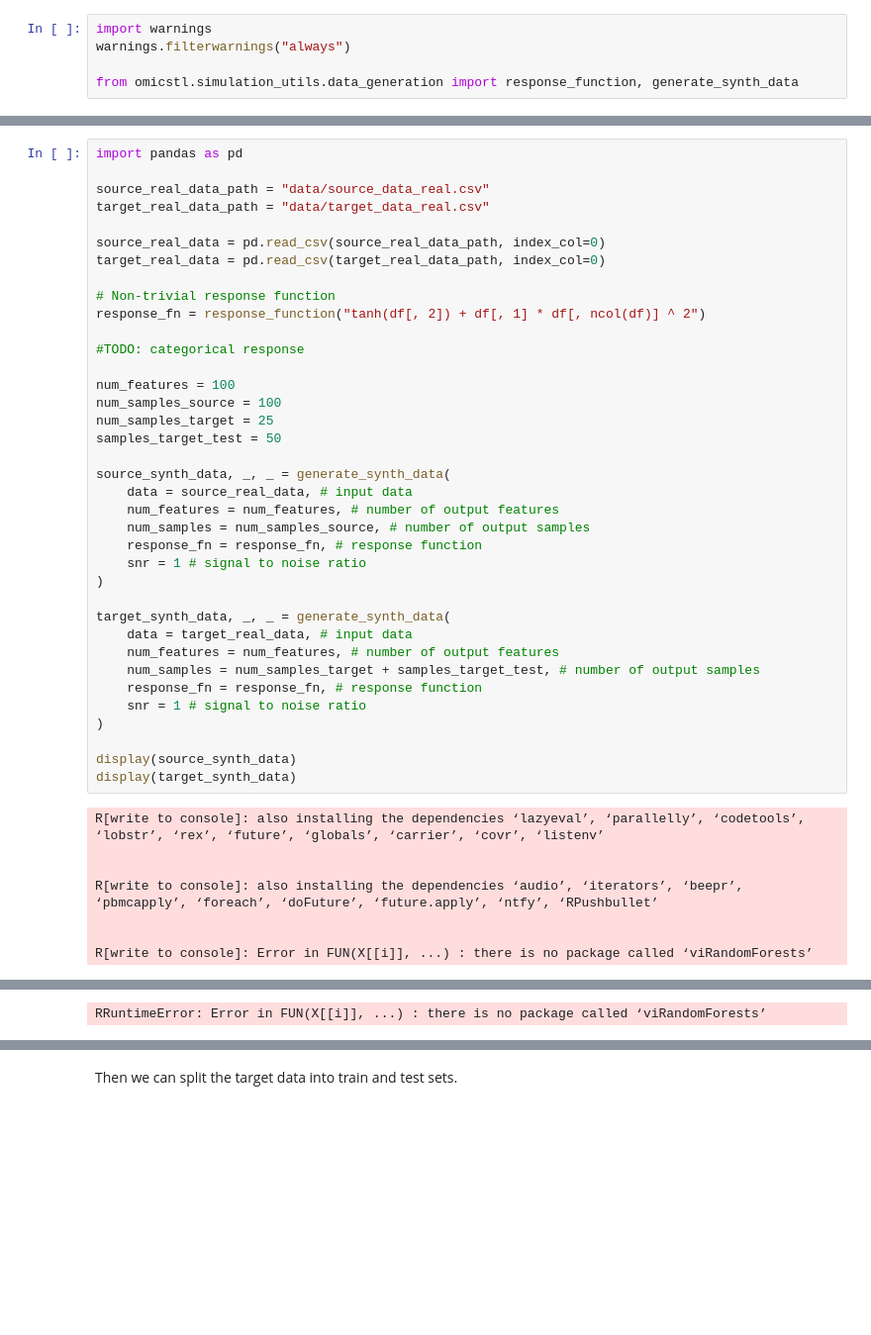
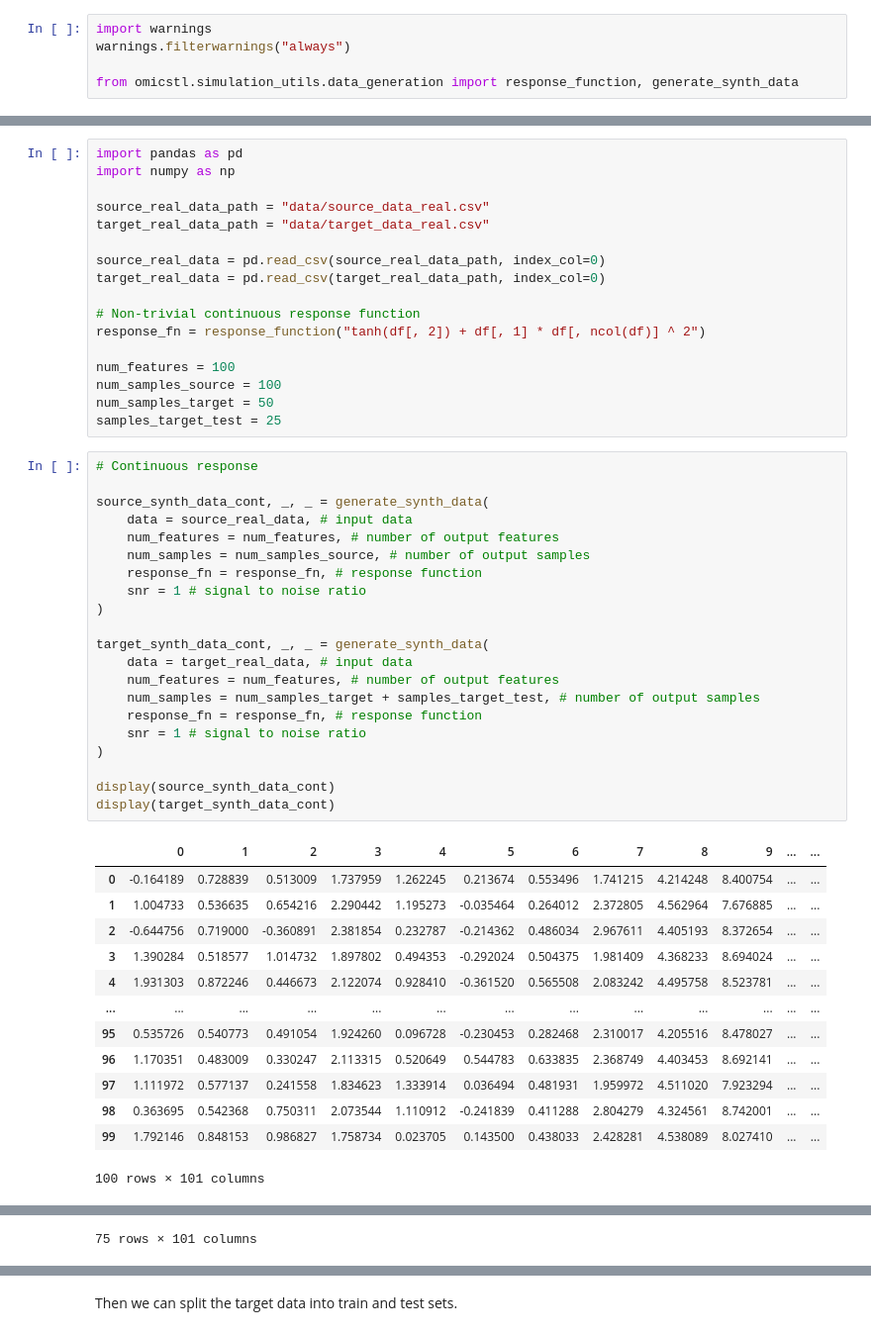
Before and after one commit to PNNL-Predictive-Phenomics/omicsTL, a Jupyter notebook: docs/example.ipynb, the cells around one changed output, grey strips where cells are left out. Shown at 99% size. Drawn from its saved outputs; the diff is of its cells as text; blank space fills up the shorter version.

```diff
--- a/docs/example.ipynb
+++ b/docs/example.ipynb
@@ -18,45 +20,52 @@ The first step is to generate two synthetic data frames. We will be using two di
+# %%
+import pandas as pd
+import numpy as np
+
+source_real_data_path = "data/source_data_real.csv"
+target_real_data_path = "data/target_data_real.csv"
+
+source_real_data = pd.read_csv(source_real_data_path, index_col=0)
+target_real_data = pd.read_csv(target_real_data_path, index_col=0)
+
+# Non-trivial continuous response function
+response_fn = response_function("tanh(df[, 2]) + df[, 1] * df[, ncol(df)] ^ 2")
+
+num_features = 100
+num_samples_source = 100
+num_samples_target = 50
+samples_target_test = 25
 # %%
-import pandas as pd
+# Continuous response
 
-source_real_data_path = "data/source_data_real.csv"
-target_real_data_path = "data/target_data_real.csv"
-
-source_real_data = pd.read_csv(source_real_data_path, index_col=0)
-target_real_data = pd.read_csv(target_real_data_path, index_col=0)
-
-# Non-trivial response function
-response_fn = response_function("tanh(df[, 2]) + df[, 1] * df[, ncol(df)] ^ 2")
-
-#TODO: categorical response
-
-num_features = 100
-num_samples_source = 100
-num_samples_target = 25
-samples_target_test = 50
-
-source_synth_data, _, _ = generate_synth_data(
+source_synth_data_cont, _, _ = generate_synth_data(
     data = source_real_data, # input data
     num_features = num_features, # number of output features
     num_samples = num_samples_source, # number of output samples
     response_fn = response_fn, # response function
     snr = 1 # signal to noise ratio
 )
 
-target_synth_data, _, _ = generate_synth_data(
+target_synth_data_cont, _, _ = generate_synth_data(
     data = target_real_data, # input data
     num_features = num_features, # number of output features
     num_samples = num_samples_target + samples_target_test, # number of output samples
     response_fn = response_fn, # response function
     snr = 1 # signal to noise ratio
 )
 
-display(source_synth_data)
-display(target_synth_data)
+display(source_synth_data_cont)
+display(target_synth_data_cont)
 # %% [output]
+|  | 0 | 1 | 2 | 3 | 4 | 5 | 6 | 7 | 8 | 9 | ... | ... |
+| 0 | -0.164189 | 0.728839 | 0.513009 | 1.737959 | 1.262245 | 0.213674 | 0.553496 | 1.741215 | 4.214248 | 8.400754 | ... | ... |
+| 1 | 1.004733 | 0.536635 | 0.654216 | 2.290442 | 1.195273 | -0.035464 | 0.264012 | 2.372805 | 4.562964 | 7.676885 | ... | ... |
+| 2 | -0.644756 | 0.719000 | -0.360891 | 2.381854 | 0.232787 | -0.214362 | 0.486034 | 2.967611 | 4.405193 | 8.372654 | ... | ... |
+| 3 | 1.390284 | 0.518577 | 1.014732 | 1.897802 | 0.494353 | -0.292024 | 0.504375 | 1.981409 | 4.368233 | 8.694024 | ... | ... |
+| 4 | 1.931303 | 0.872246 | 0.446673 | 2.122074 | 0.928410 | -0.361520 | 0.565508 | 2.083242 | 4.495758 | 8.523781 | ... | ... |
+| ... | ... | ... | ... | ... | ... | ... | ... | ... | ... | ... | ... | ... |
+| 95 | 0.535726 | 0.540773 | 0.491054 | 1.924260 | 0.096728 | -0.230453 | 0.282468 | 2.310017 | 4.205516 | 8.478027 | ... | ... |
+| 96 | 1.170351 | 0.483009 | 0.330247 | 2.113315 | 0.520649 | 0.544783 | 0.633835 | 2.368749 | 4.403453 | 8.692141 | ... | ... |
+| 97 | 1.111972 | 0.577137 | 0.241558 | 1.834623 | 1.333914 | 0.036494 | 0.481931 | 1.959972 | 4.511020 | 7.923294 | ... | ... |
+| 98 | 0.363695 | 0.542368 | 0.750311 | 2.073544 | 1.110912 | -0.241839 | 0.411288 | 2.804279 | 4.324561 | 8.742001 | ... | ... |
+| 99 | 1.792146 | 0.848153 | 0.986827 | 1.758734 | 0.023705 | 0.143500 | 0.438033 | 2.428281 | 4.538089 | 8.027410 | ... | ... |
-R[write to console]: also installing the dependencies ‘lazyeval’, ‘parallelly’, ‘codetools’, ‘lobstr’, ‘rex’, ‘future’, ‘globals’, ‘carrier’, ‘covr’, ‘listenv’
-
-
-R[write to console]: also installing the dependencies ‘audio’, ‘iterators’, ‘beepr’, ‘pbmcapply’, ‘foreach’, ‘doFuture’, ‘future.apply’, ‘ntfy’, ‘RPushbullet’
-
-
-R[write to console]: Error in FUN(X[[i]], ...) : there is no package called ‘viRandomForests’
+100 rows × 101 columns
@@ -63 +84 @@ R[write to console]: Error in FUN(X[[i]], ...) : there is no package called ‘v
-RRuntimeError: Error in FUN(X[[i]], ...) : there is no package called ‘viRandomForests’
+75 rows × 101 columns
```
Also changed, not shown: parts of 9 cells of this notebook, 6 other files.
